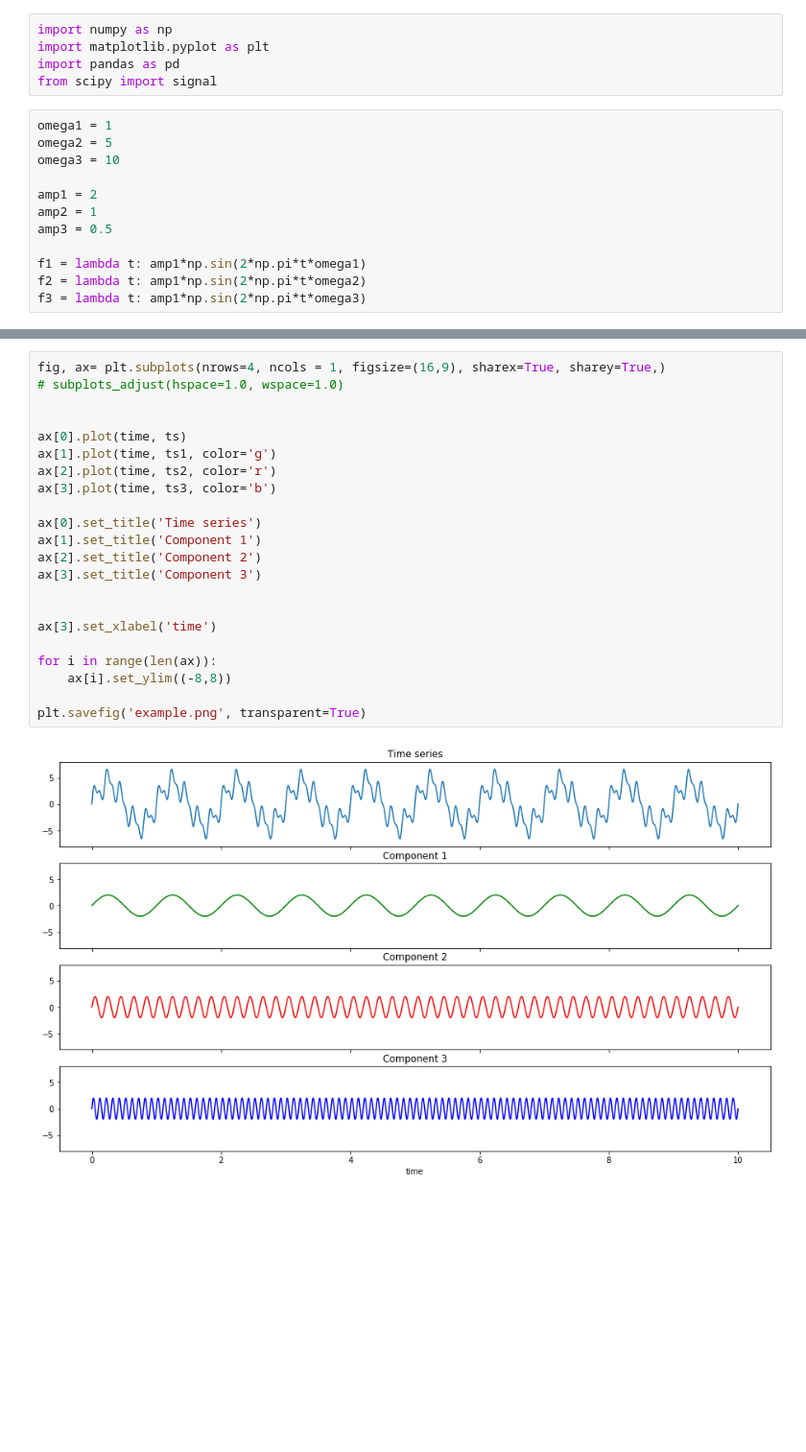
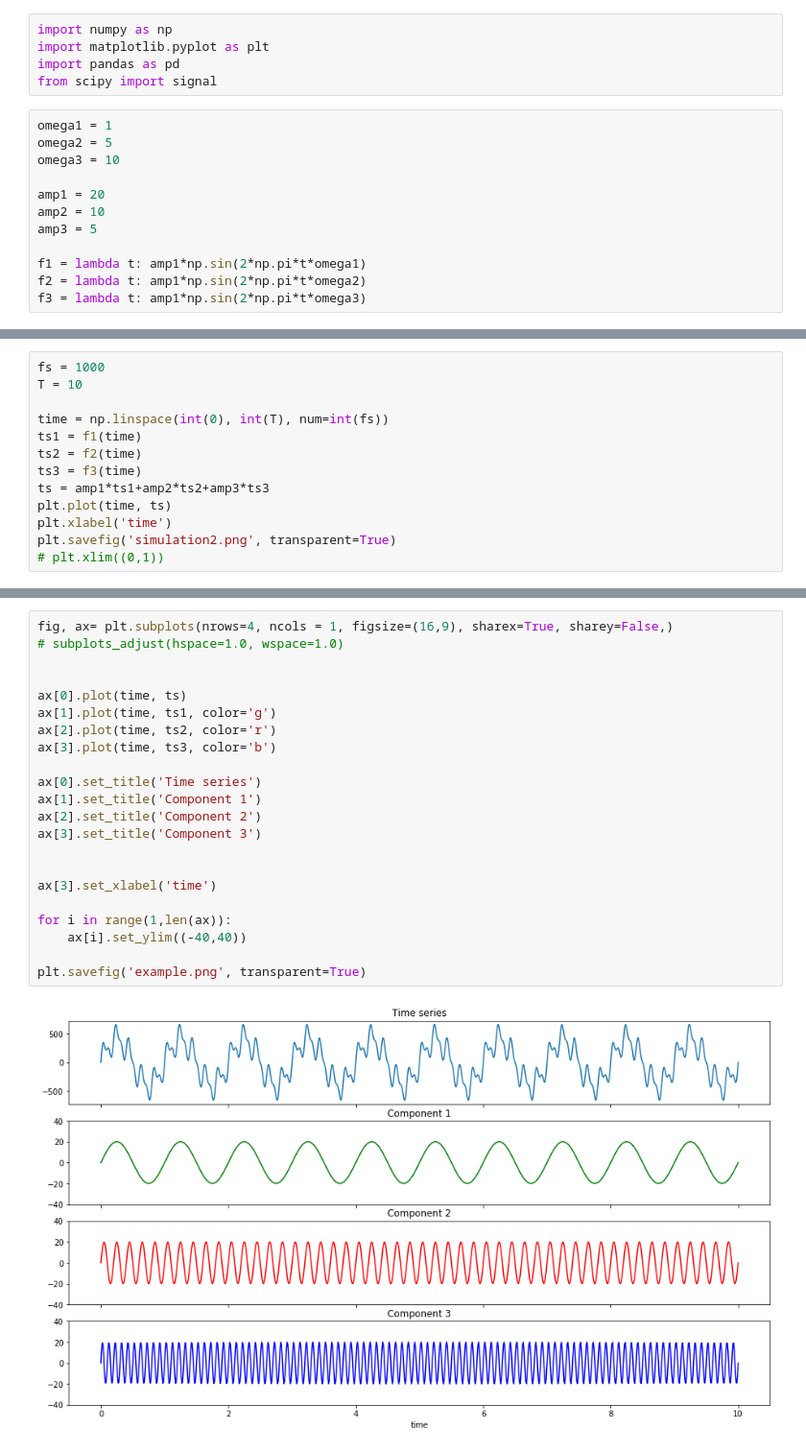
Before and after one commit to QuantLet/SFE_class_2017, a Jupyter notebook: SFMspectralAnalysis/decomposition/decomposition.ipynb, the cells around one changed output, grey strips where cells are left out. Shown: that part at 96% size. Cells and saved outputs as stored; diff of their text form; blank space fills up the shorter version.

```diff
--- a/SFMspectralAnalysis/decomposition/decomposition.ipynb
+++ b/SFMspectralAnalysis/decomposition/decomposition.ipynb
@@ -8,9 +8,9 @@ omega1 = 1
 omega2 = 5
 omega3 = 10
 
-amp1 = 2
-amp2 = 1
-amp3 = 0.5
+amp1 = 20
+amp2 = 10
+amp3 = 5
 
 f1 = lambda t: amp1*np.sin(2*np.pi*t*omega1)
 f2 = lambda t: amp1*np.sin(2*np.pi*t*omega2)
@@ -73,0 +43,13 @@ df.sort_values('P', ascending=False)
+# %%
+fs = 1000
+T = 10
+
+time = np.linspace(int(0), int(T), num=int(fs))
+ts1 = f1(time)
+ts2 = f2(time)
+ts3 = f3(time)
+ts = amp1*ts1+amp2*ts2+amp3*ts3
+plt.plot(time, ts)
+plt.xlabel('time')
+plt.savefig('simulation2.png', transparent=True)
+# plt.xlim((0,1))
@@ -74,24 +68,24 @@ df.sort_values('P', ascending=False)
 # %%
-fig, ax= plt.subplots(nrows=4, ncols = 1, figsize=(16,9), sharex=True, sharey=True,)
+fig, ax= plt.subplots(nrows=4, ncols = 1, figsize=(16,9), sharex=True, sharey=False,)
 # subplots_adjust(hspace=1.0, wspace=1.0)
 
 
 ax[0].plot(time, ts)
 ax[1].plot(time, ts1, color='g')
 ax[2].plot(time, ts2, color='r')
 ax[3].plot(time, ts3, color='b')
 
 ax[0].set_title('Time series')
 ax[1].set_title('Component 1')
 ax[2].set_title('Component 2')
 ax[3].set_title('Component 3')
 
 
 ax[3].set_xlabel('time')
 
-for i in range(len(ax)):
-    ax[i].set_ylim((-8,8))
+for i in range(1,len(ax)):
+    ax[i].set_ylim((-40,40))
 
 plt.savefig('example.png', transparent=True)
 # %% [output]
-[figure, old version]
+[figure, new version]
```
Also changed, not shown: parts of 20 cells of this notebook, 9 other files.
